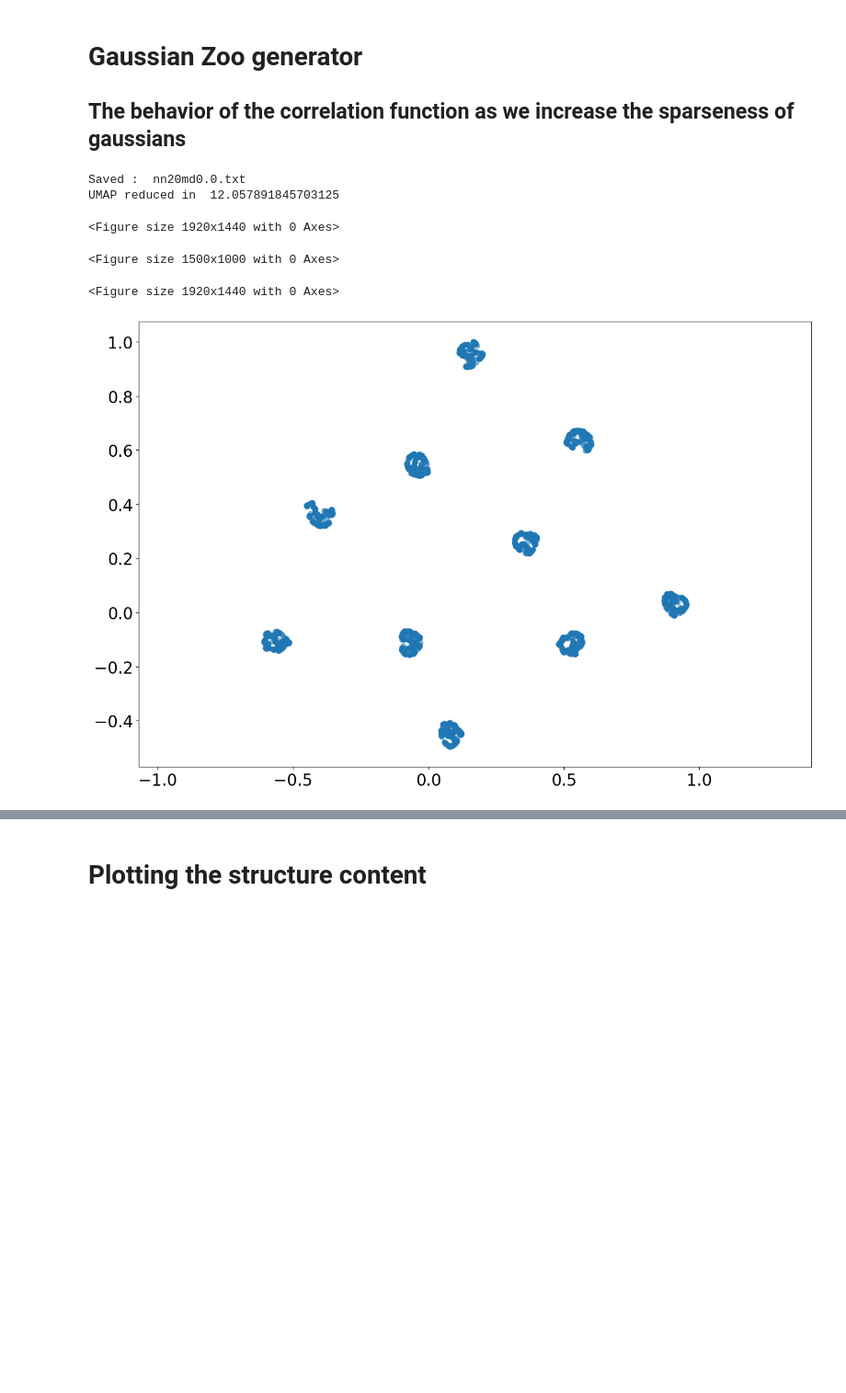
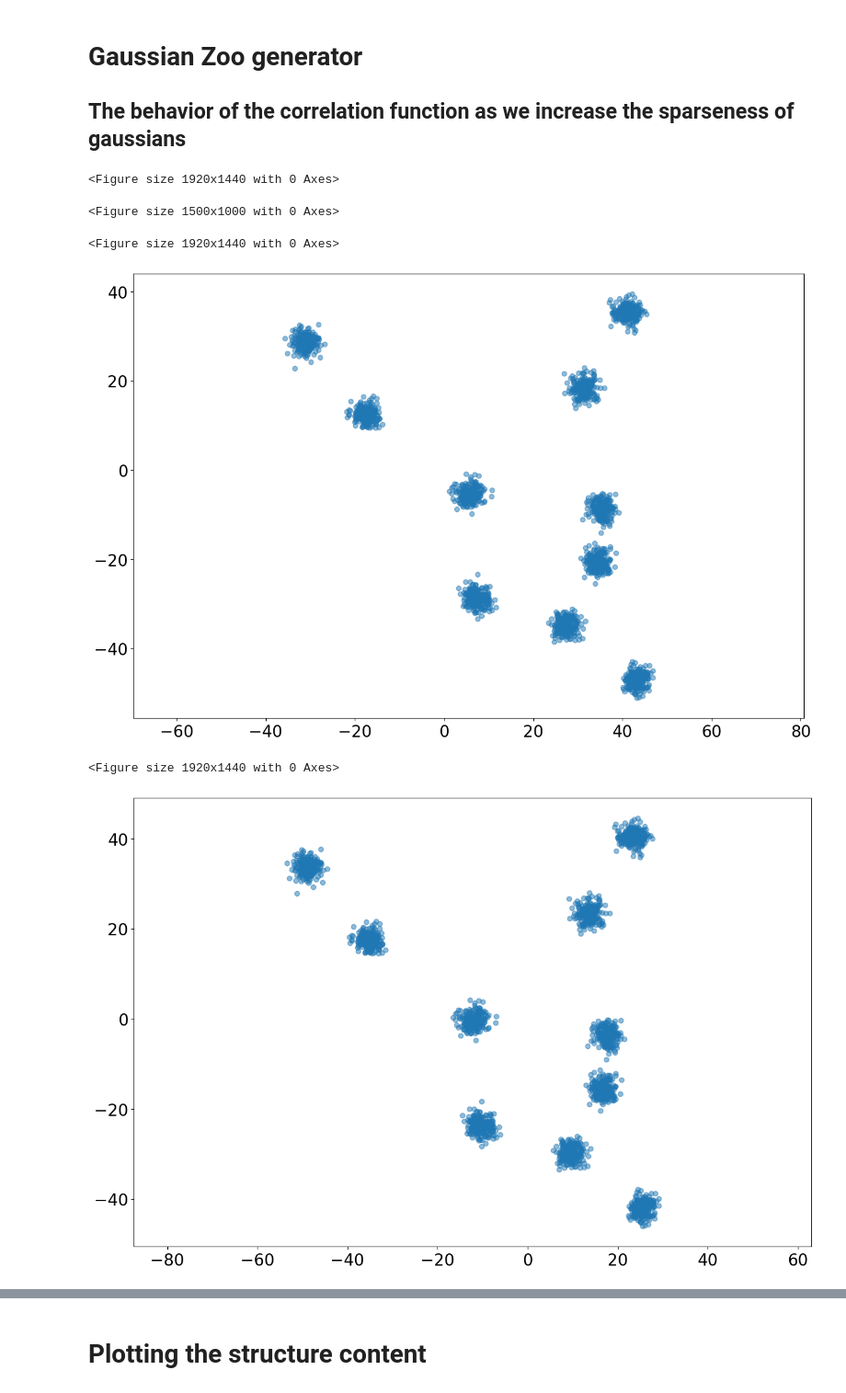
Before and after one commit to Koketsoc137/spectra_for_features, a Jupyter notebook: autocorrelation.ipynb, the cells around one changed output, grey strips where cells are left out. Shown: that part at 92% size. Drawn from its saved outputs; the diff is of its cells as text; code cells hidden in the pictures; blank space fills up the shorter version.

```diff
--- a/autocorrelation.ipynb
+++ b/autocorrelation.ipynb
@@ -72,38 +72,37 @@ if 1:
             gaussian_space = np.concatenate((gaussian_space,dist.generate_gaussian_points(mean, covariances[0],points_per_gaussian,seed = random.randint(0,10000))),axis = 0)
 
 
-        gaussian_space = gaussian_space/max(np.max(gaussian_space),abs(np.min(gaussian_space)))
-        gaussian_space = viz.umap(gaussian_space,scatter = False,name = "UMAP", dim = 2, min_dist = 0.0, n_neighbors = 20,alpha = 0.2)
+        gaussian_space = gaussian_space
 
 
         dist.scatter_points(gaussian_space, alpha = 0.5)
         #plt.show()
         val = test.KNN_accuracy(gaussian_space,labels)
         acc.append(val)
 
 
         #dist.scatter_points(data_R, alpha = 0.10)
 
         timer = time.time()
         corr, dcorr, ChiScore,NormScore = AstroMLmod.correlate_and_plot(gaussian_space, max_dist = 0.7, plot = False, return_corr = True)
         bins = np.linspace(0, 100, 100)
         chi_scores.append(ChiScore)
         norm_scores.append(NormScore)
 
         if cov_range[0] not in [0]:#[2.5,160,320,640]:
             line, = plt.plot(bins[1:],corr,
                              label = "COV[0]: "+ str(cov_range[0]))
             plt.fill_between(bins[1:],corr- dcorr, corr+dcorr, color = line.get_color(),alpha = .3)
 
     plt.axhline(0, color='gray', linestyle='--', linewidth=1,label = "y = 0")
     plt.legend(loc='upper left', bbox_to_anchor=(1, 1))
     plt.ylabel("2-point correlation function")
     plt.xlabel("Bin number")
     plt.show()
 # %% [output]
-Saved :  nn20md0.0.txt
-UMAP reduced in  12.057891845703125
+<Figure size 1920x1440 with 0 Axes>
-<Figure size 1920x1440 with 0 Axes>
+<Figure size 1500x1000 with 0 Axes>
-<Figure size 1500x1000 with 0 Axes>
+<Figure size 1920x1440 with 0 Axes>
+[figure, new version]
 <Figure size 1920x1440 with 0 Axes>
-[figure, old version]
+[figure, new version]
```
Also changed, not shown: parts of 2 cells of this notebook, 1 other file.
